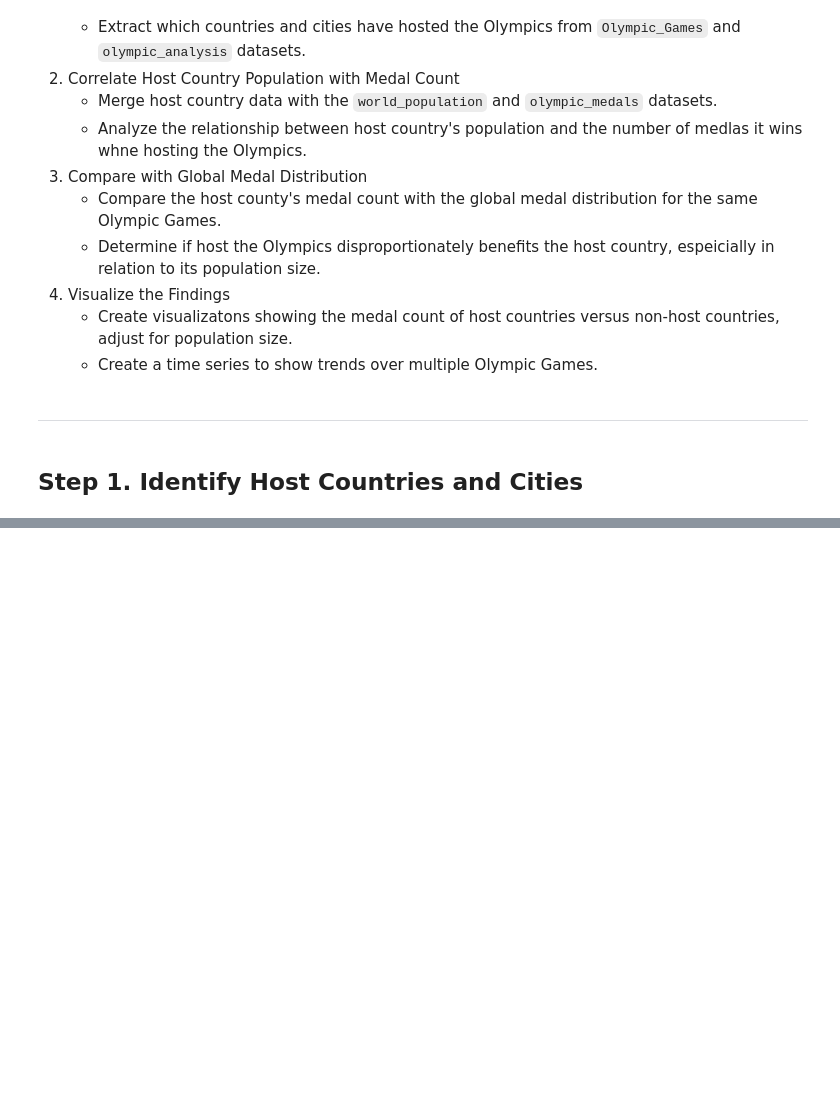
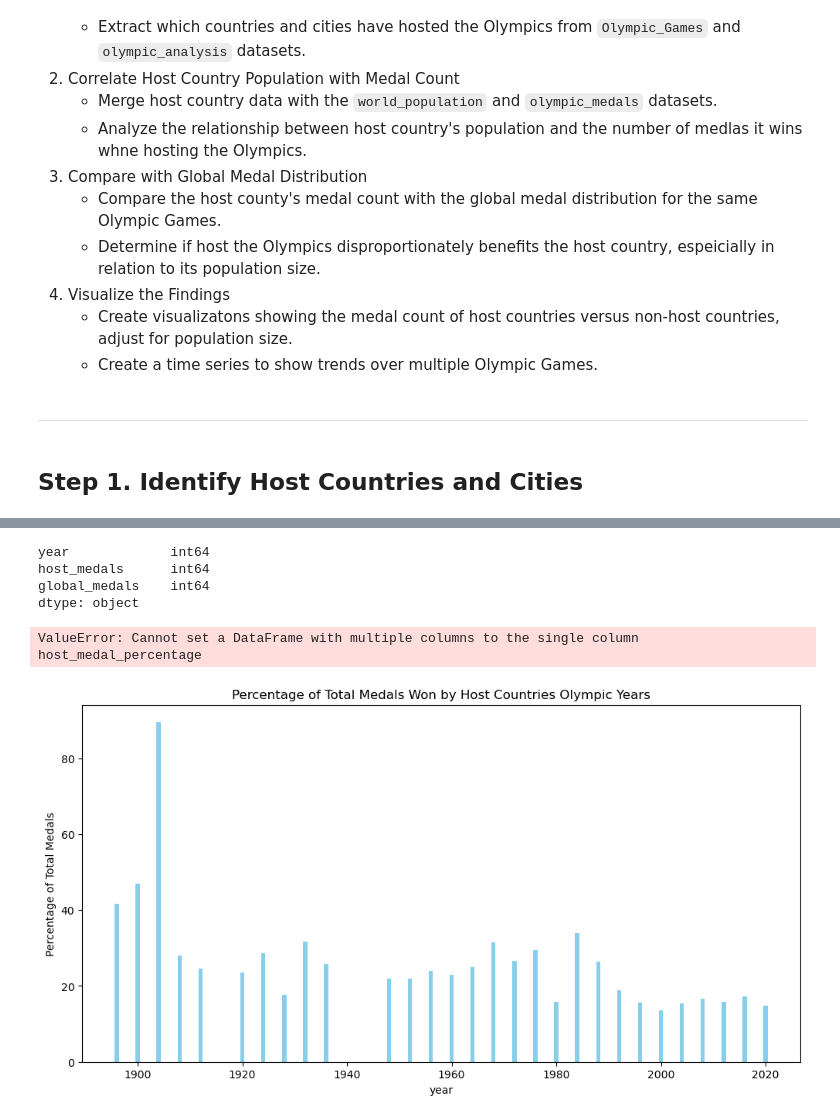
Before and after one commit to ncmoliver/olympic_analysis, a Jupyter notebook: olympic_analysis.ipynb, the cells around one changed output, grey strips where cells are left out. Saved outputs shown, nothing was run; the diff lists cells and outputs as text; code cells hidden in the pictures; blank space fills up the shorter version.

Commit message:
project file: host city analysis complete | world populatin (in progress)

```diff
--- a/olympic_analysis.ipynb
+++ b/olympic_analysis.ipynb
@@ -437,0 +438,10 @@ data.head()
+# %%
+# Extract host countries and cities from Olympic_Games.csv
+host_cities_df = data[['year', 'country', 'game_location', 'gold', 'total']]
+host_cities_df = host_cities_df[host_cities_df['game_location'] == host_cities_df['country']]
+# drop country, game_location, and gold for analysis
+host_cities_df = host_cities_df.drop(columns=['country', 'game_location', 'gold'])
+# %%
+# Compare with Global Medal Distribution for the same Olympic Games
+global_medals_df = data.groupby('year')['total'].sum().reset_index()
+global_medals_df.head()
@@ -437,0 +455,4 @@ data.head()
+# %%
+merged_global_df = pd.merge(host_cities_df, global_medals_df, how='left', on='year')
+merged_global_df.columns = [['year', 'host_medals', 'global_medals']]
+merged_global_df.head()
@@ -437,0 +466,23 @@ data.head()
+# %%
+merged_global_df.dtypes
+# %% [output]
+year             int64
+host_medals      int64
+global_medals    int64
+dtype: object
+# %%
+# Add column host_country_percentage (percentage of total medals won by host country)
+merged_global_df['host_medal_percentage'] = (merged_global_df['host_medals'] / merged_global_df['global_medals']) * 100
+merged_global_df.head()
+# %% [output]
+ValueError: Cannot set a DataFrame with multiple columns to the single column host_medal_percentage
+# %%
+# Visualize comparison
+plt.figure(figsize=(12,6))
+plt.bar(merged_global_df['year'], merged_global_df['host_country_percentage'], color='skyblue')
+plt.title('Percentage of Total Medals Won by Host Countries Olympic Years')
+plt.xlabel('year')
+plt.ylabel('Percentage of Total Medals')
+plt.show()
+# %% [output]
+[figure, added]
```
Also changed, not shown: parts of 8 cells of this notebook, 1 other file.
